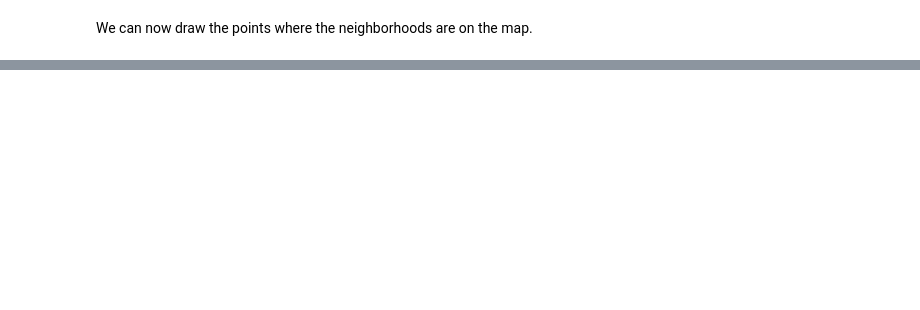
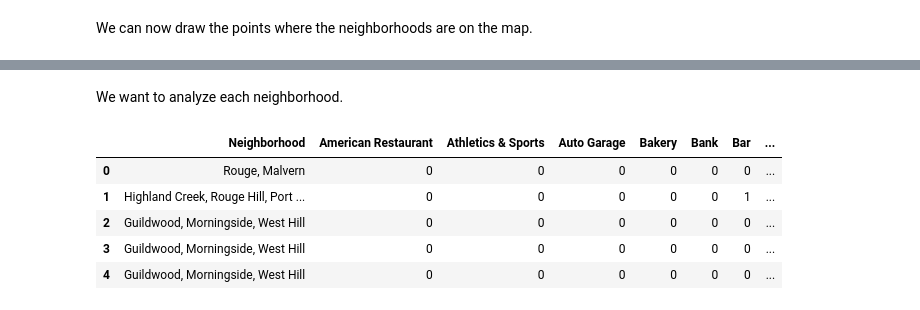
Before and after one commit to jacky63600/Bioinfo, a Jupyter notebook: Segmenting and Clustering Neighborhoods in Toronto.ipynb, the cells around one changed output, grey strips where cells are left out. Saved outputs shown, nothing was run; the diff lists cells and outputs as text; code cells hidden in the pictures; blank space fills up the shorter version.

Commit message:
Update segmenting and clustering neighborhoods file

```diff
--- a/Segmenting and Clustering Neighborhoods in Toronto.ipynb
+++ b/Segmenting and Clustering Neighborhoods in Toronto.ipynb
@@ -121,9 +133,9 @@ First, we need to find the exact location of Toronto.
 # %%
-address = 'Toronto'
+address = 'Scarborough, Toronto'
 
 geolocator = Nominatim(user_agent="ny_explorer")
 location = geolocator.geocode(address)
 latitude = location.latitude
 longitude = location.longitude
-print('The geograpical coordinate of Toronto are {}, {}.'.format(latitude, longitude))
+print('The geograpical coordinate of Scarborough are {}, {}.'.format(latitude, longitude))
 # %% [output]
@@ -131,10 +143,10 @@ The geograpical coordinate of Toronto are 43.653963, -79.387207.
 # %% [markdown]
 We can now draw the points where the neighborhoods are on the map.
 # %%
-Toronto_data = folium.Map(location=[latitude, longitude], zoom_start = 11)
+map_scarborough = folium.Map(location=[latitude, longitude], zoom_start = 11)
 
 # add markers to map
-for lat, lng, borough, neighborhood in zip(df_tor['Latitude'], df_tor['Longitude'], df_tor['Borough'], df_tor['Neighborhood']):
+for lat, lng, borough, neighborhood in zip(sc_data['Latitude'], sc_data['Longitude'], sc_data['Borough'], sc_data['Neighborhood']):
     label = '{}, {}'.format(neighborhood, borough)
     label = folium.Popup(label, parse_html=True)
     folium.CircleMarker(
@@ -145,8 +157,8 @@ for lat, lng, borough, neighborhood in zip(df_tor['Latitude'], df_tor['Longitude
         fill = True,
         fill_color = '#3186cc',
         fill_opacity = 0.7,
-        parse_html = False).add_to(Toronto_data)
+        parse_html = False).add_to(map_scarborough)
 
-Toronto_data
+map_scarborough
 # %% [output]
 [interactive output not drawn]
@@ -152,0 +167,6 @@ Toronto_data
+# %%
+CLIENT_ID = 'N33X1C2M2311BSIALFYZMLSNMWVKEKUTSWPYJ2TPGLXF3LN0' # your Foursquare ID
+CLIENT_SECRET = 'EBXLWZKEVEMH3SA2ULL0BHYK4BBKIJHJDLEGMX2B3XGQM20B' # your Foursquare Secret
+VERSION = '20180605' # Foursquare API version
+LIMIT = 100
+radius = 500
@@ -152,0 +217,2 @@ Toronto_data
+# %%
+sc_venues = getNearbyVenues(names = sc_data['Neighborhood'], latitudes = sc_data['Latitude'], longitudes = sc_data['Longitude'])
@@ -152,0 +248,21 @@ Toronto_data
+# %% [markdown]
+We want to analyze each neighborhood.
+# %%
+# one hot encoding
+sc_onehot = pd.get_dummies(sc_venues[['Venue Category']], prefix="", prefix_sep="")
+
+# add neighborhood column back to dataframe
+sc_onehot['Neighborhood'] = sc_venues['Neighborhood']
+
+# move neighborhood column to the first column
+fixed_columns = [sc_onehot.columns[-1]] + list(sc_onehot.columns[:-1])
+sc_onehot = sc_onehot[fixed_columns]
+
+sc_onehot.head()
+# %% [output]
+|  | Neighborhood | American Restaurant | Athletics & Sports | Auto Garage | Bakery | Bank | Bar | ... |
+| 0 | Rouge, Malvern | 0 | 0 | 0 | 0 | 0 | 0 | ... |
+| 1 | Highland Creek, Rouge Hill, Port ... | 0 | 0 | 0 | 0 | 0 | 1 | ... |
+| 2 | Guildwood, Morningside, West Hill | 0 | 0 | 0 | 0 | 0 | 0 | ... |
+| 3 | Guildwood, Morningside, West Hill | 0 | 0 | 0 | 0 | 0 | 0 | ... |
+| 4 | Guildwood, Morningside, West Hill | 0 | 0 | 0 | 0 | 0 | 0 | ... |
```
Also changed, not shown: parts of 25 cells of this notebook.
